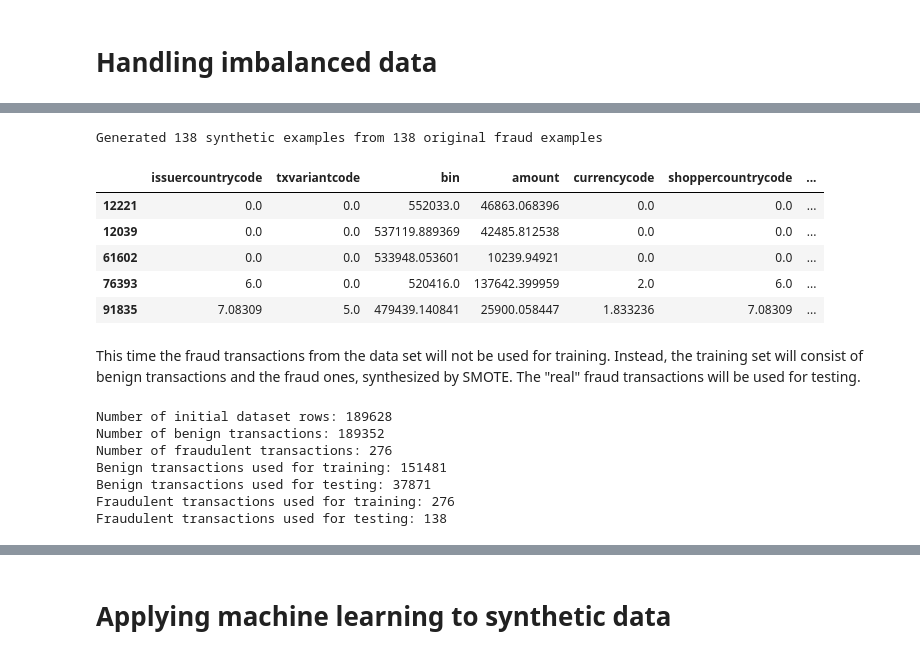
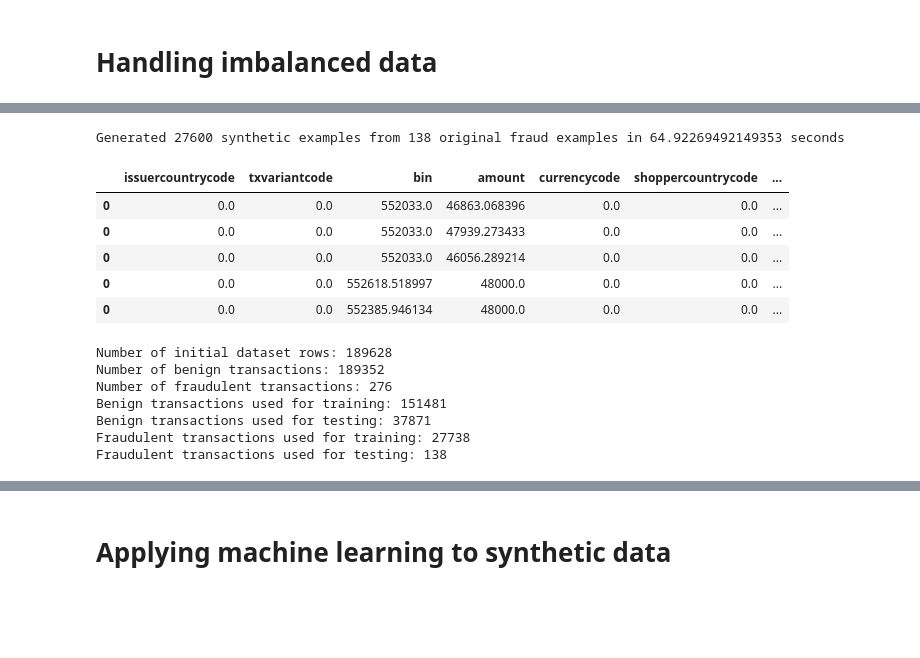
Before and after one commit to kponichtera/cs4035-cda, a Jupyter notebook: jupyter/W1_Visuals.ipynb, the cells around one changed output, grey strips where cells are left out. Drawn from its saved outputs; the diff is of its cells as text; code cells hidden in the pictures; blank space fills up the shorter version.

Commit message:
Fixed SMOTE and added explanations

```diff
--- a/jupyter/W1_Visuals.ipynb
+++ b/jupyter/W1_Visuals.ipynb
@@ -327,65 +332,67 @@ This means that without additional tweaking and data set modifications, the afor
 # %%
 from sklearn.neighbors import NearestNeighbors
 from random import Random
+import time
 
+# Ignoring the FutureWarning which is internally thrown by NearestNeighbors
 import warnings
 warnings.simplefilter(action='ignore', category=FutureWarning)
 
-def smote(X, N=10, k=5, random_state=None):
+def smote(X, N=100, k=5, random_state=None):
     if random_state is not None:
         random = Random(random_state)
     else:
         random = Random()
 
-    #N = N / 100
+    assert N >= 100
+    N = N // 100
 
-    knn = NearestNeighbors(n_neighbors=k, metric='euclidean')
-    knn.fit(X.values)
+    column_names = X.columns
+    new_samples = pd.DataFrame(columns=column_names)
+    X = X.to_numpy()
 
-    new_samples = pd.DataFrame()
+    knn = NearestNeighbors(n_neighbors=k)
+    knn.fit(X)
 
-    for i, x in X.iterrows():
-
+    for x in X:
         nnarray = knn.kneighbors([x], k, return_distance=False)[0]
 
+        # Populate
         for _ in range(N):
             nn = random.randrange(0, k)
 
-            neighbor_item = X.iloc[[nnarray[nn]]]
+            neighbor_item = X[nnarray[nn]]
 
             diff = neighbor_item - x
             gap = random.uniform(0, 1)
-
             new_item = x + gap * diff
 
-            new_samples = pd.concat([new_samples, new_item])
+            new_samples = pd.concat([new_samples, pd.DataFrame(new_item.reshape(1, -1), columns=column_names)])
 
     return new_samples
 
 
 df = pd.read_csv("data/train_data.csv")
 
 X_fraud = process_data(df.query('label==1').copy())
 X_fraud_train = X_fraud[:len(X_fraud) // 2]
 X_fraud_test = X_fraud[len(X_fraud) // 2:]
 
-X_fraud_smote = smote(X_fraud_train.copy(), N=1, random_state=0)
+start = time.time()
+X_fraud_smote = smote(X_fraud_train.copy(), N=20000, random_state=0)
+smote_time = time.time() - start
 X_fraud_train = pd.concat([X_fraud_train, X_fraud_smote])
 
-print(f"Generated {len(X_fraud_smote)} synthetic examples from {len(X_fraud) // 2} original fraud examples")
+print(f"Generated {len(X_fraud_smote)} synthetic examples from {len(X_fraud) // 2} original fraud examples in {smote_time} seconds")
 X_fraud_smote.head()
 # %% [output]
-Generated 138 synthetic examples from 138 original fraud examples
+Generated 27600 synthetic examples from 138 original fraud examples in 64.92269492149353 seconds
 |  | issuercountrycode | txvariantcode | bin | amount | currencycode | shoppercountrycode | ... |
-| 12221 | 0.0 | 0.0 | 552033.0 | 46863.068396 | 0.0 | 0.0 | ... |
-| 12039 | 0.0 | 0.0 | 537119.889369 | 42485.812538 | 0.0 | 0.0 | ... |
-| 61602 | 0.0 | 0.0 | 533948.053601 | 10239.94921 | 0.0 | 0.0 | ... |
-| 76393 | 6.0 | 0.0 | 520416.0 | 137642.399959 | 2.0 | 6.0 | ... |
-| 91835 | 7.08309 | 5.0 | 479439.140841 | 25900.058447 | 1.833236 | 7.08309 | ... |
+| 0 | 0.0 | 0.0 | 552033.0 | 46863.068396 | 0.0 | 0.0 | ... |
+| 0 | 0.0 | 0.0 | 552033.0 | 47939.273433 | 0.0 | 0.0 | ... |
+| 0 | 0.0 | 0.0 | 552033.0 | 46056.289214 | 0.0 | 0.0 | ... |
+| 0 | 0.0 | 0.0 | 552618.518997 | 48000.0 | 0.0 | 0.0 | ... |
+| 0 | 0.0 | 0.0 | 552385.946134 | 48000.0 | 0.0 | 0.0 | ... |
-# %% [markdown]
-This time the fraud transactions from the data set will not be used for training.
-Instead, the training set will consist of benign transactions and the fraud ones, synthesized by SMOTE.
-The "real" fraud transactions will be used for testing.
 # %%
 from sklearn.utils import shuffle
 
@@ -432,7 +439,7 @@ Number of benign transactions: 189352
 Number of fraudulent transactions: 276
 Benign transactions used for training: 151481
 Benign transactions used for testing: 37871
-Fraudulent transactions used for training: 276
+Fraudulent transactions used for training: 27738
 Fraudulent transactions used for testing: 138
 # %%
 # ALTERNATIVE SMOTE
```
Also changed, not shown: parts of 9 cells of this notebook.
